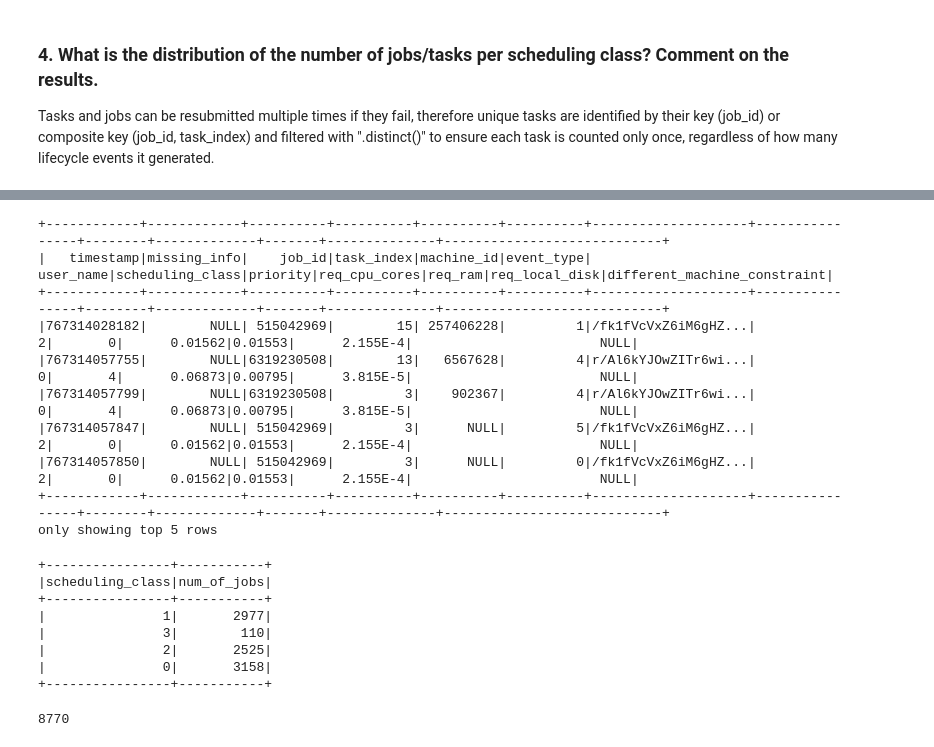
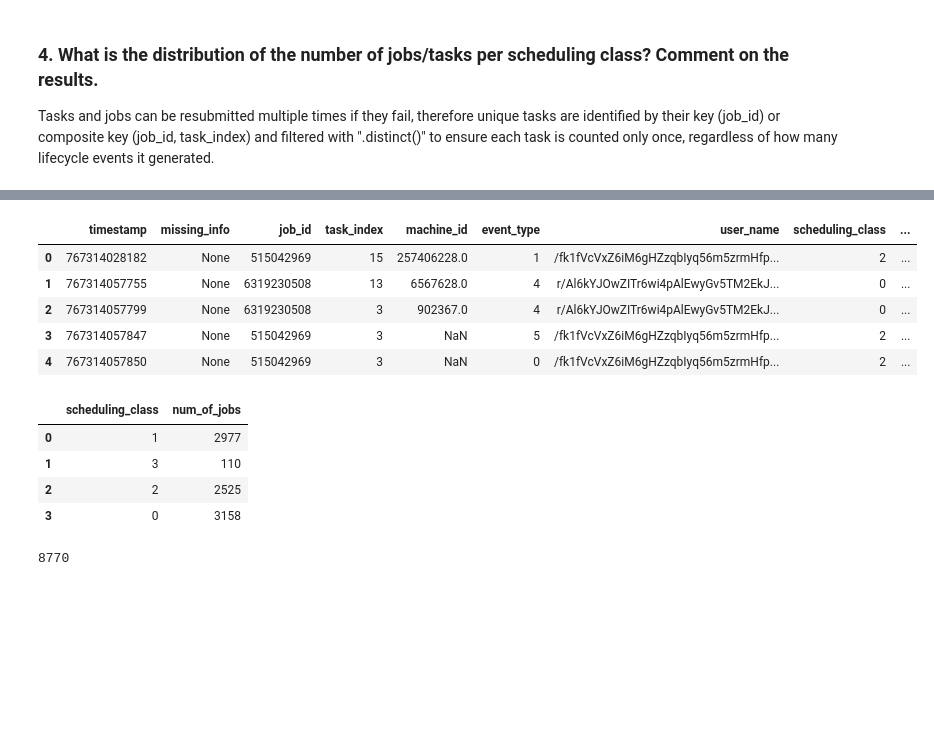
Before and after one commit to len-rtz/LDMS-google-traces-spark, a Jupyter notebook: google_cluster_analysis.ipynb, the cells around one changed output, grey strips where cells are left out. Drawn from its saved outputs; the diff is of its cells as text; code cells hidden in the pictures; blank space fills up the shorter version.

```diff
--- a/google_cluster_analysis.ipynb
+++ b/google_cluster_analysis.ipynb
@@ -286,34 +284,27 @@ task_events_schema = StructType([
 ])
 # %%
 df_task_events = ss.read.csv(os.path.join(DATA_DIR,"task_events/*.csv.gz"), schema=task_events_schema)
-df_task_events.show(5)
+df_task_events.limit(5).toPandas()
 # %% [output]
-+------------+------------+----------+----------+----------+----------+--------------------+----------------+--------+-------------+-------+--------------+----------------------------+
-|   timestamp|missing_info|    job_id|task_index|machine_id|event_type|           user_name|scheduling_class|priority|req_cpu_cores|req_ram|req_local_disk|different_machine_constraint|
-+------------+------------+----------+----------+----------+----------+--------------------+----------------+--------+-------------+-------+--------------+----------------------------+
-|767314028182|        NULL| 515042969|        15| 257406228|         1|/fk1fVcVxZ6iM6gHZ...|               2|       0|      0.01562|0.01553|      2.155E-4|                        NULL|
-|767314057755|        NULL|6319230508|        13|   6567628|         4|r/Al6kYJOwZITr6wi...|               0|       4|      0.06873|0.00795|      3.815E-5|                        NULL|
-|767314057799|        NULL|6319230508|         3|    902367|         4|r/Al6kYJOwZITr6wi...|               0|       4|      0.06873|0.00795|      3.815E-5|                        NULL|
-|767314057847|        NULL| 515042969|         3|      NULL|         5|/fk1fVcVxZ6iM6gHZ...|               2|       0|      0.01562|0.01553|      2.155E-4|                        NULL|
-|767314057850|        NULL| 515042969|         3|      NULL|         0|/fk1fVcVxZ6iM6gHZ...|               2|       0|      0.01562|0.01553|      2.155E-4|                        NULL|
-+------------+------------+----------+----------+----------+----------+--------------------+----------------+--------+-------------+-------+--------------+----------------------------+
-only showing top 5 rows
+|  | timestamp | missing_info | job_id | task_index | machine_id | event_type | user_name | scheduling_class | ... |
+| 0 | 767314028182 | None | 515042969 | 15 | 257406228.0 | 1 | /fk1fVcVxZ6iM6gHZzqbIyq56m5zrmHfp... | 2 | ... |
+| 1 | 767314057755 | None | 6319230508 | 13 | 6567628.0 | 4 | r/Al6kYJOwZITr6wi4pAlEwyGv5TM2EkJ... | 0 | ... |
+| 2 | 767314057799 | None | 6319230508 | 3 | 902367.0 | 4 | r/Al6kYJOwZITr6wi4pAlEwyGv5TM2EkJ... | 0 | ... |
+| 3 | 767314057847 | None | 515042969 | 3 | NaN | 5 | /fk1fVcVxZ6iM6gHZzqbIyq56m5zrmHfp... | 2 | ... |
+| 4 | 767314057850 | None | 515042969 | 3 | NaN | 0 | /fk1fVcVxZ6iM6gHZzqbIyq56m5zrmHfp... | 2 | ... |
 # %%
 # Count number of unique jobs per scheduling class
 # groupBy creates groups based on scheduling_class
 # agg with count counts the number of job_ids in each group
 jobs_per_class = df_job_events.select("job_id", "scheduling_class").distinct().groupBy("scheduling_class").agg(F.count("job_id").alias("num_of_jobs"))
 
-jobs_per_class.show()
+jobs_per_class.toPandas()
 # %% [output]
-+----------------+-----------+
-|scheduling_class|num_of_jobs|
-+----------------+-----------+
-|               1|       2977|
-|               3|        110|
-|               2|       2525|
-|               0|       3158|
-+----------------+-----------+
+|  | scheduling_class | num_of_jobs |
+| 0 | 1 | 2977 |
+| 1 | 3 | 110 |
+| 2 | 2 | 2525 |
+| 3 | 0 | 3158 |
 # %%
 # Calculate total number of unique jobs in the dataset
 # counts distinct job_ids across all events to get the absolute total
```
Also changed, not shown: parts of 50 cells of this notebook, 1 other file.
